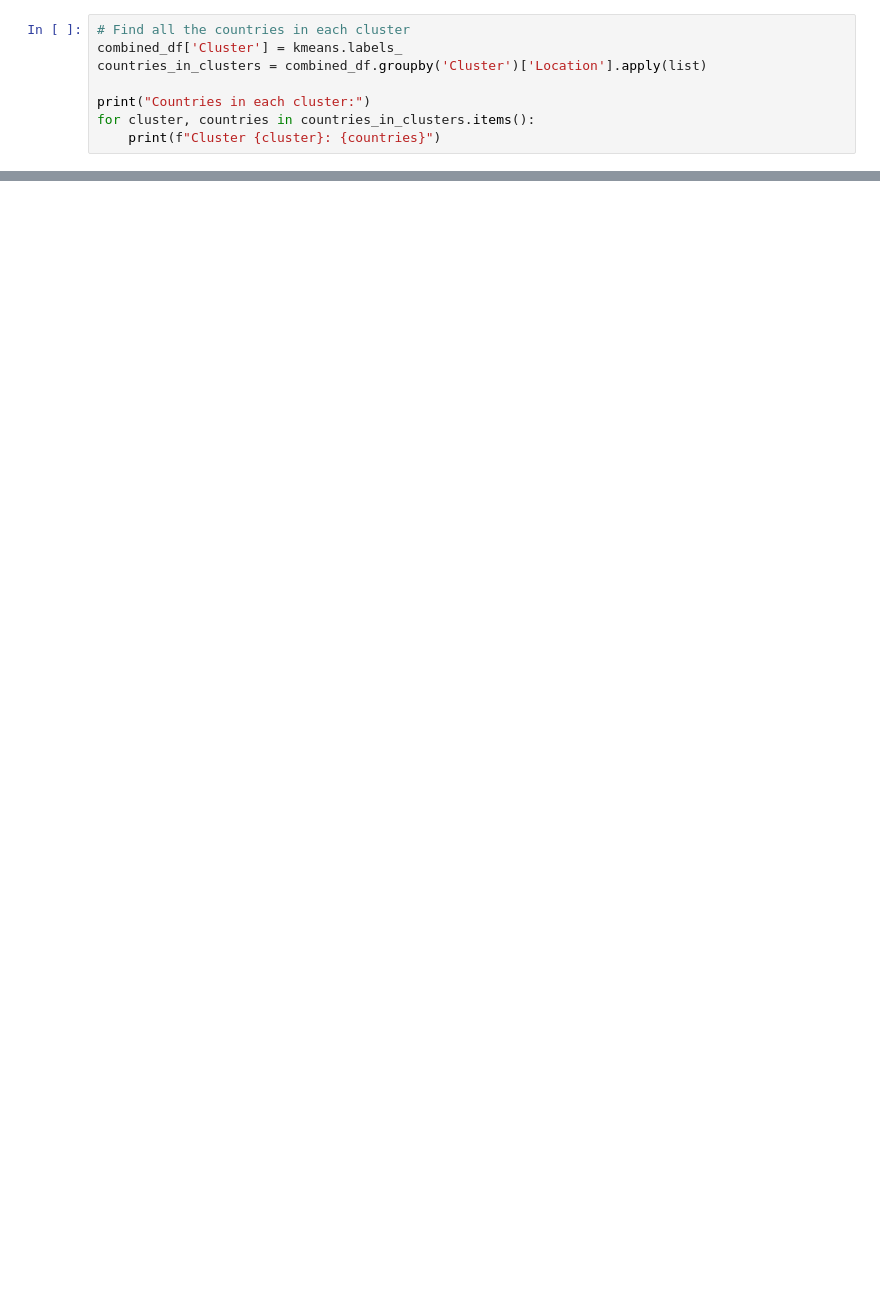
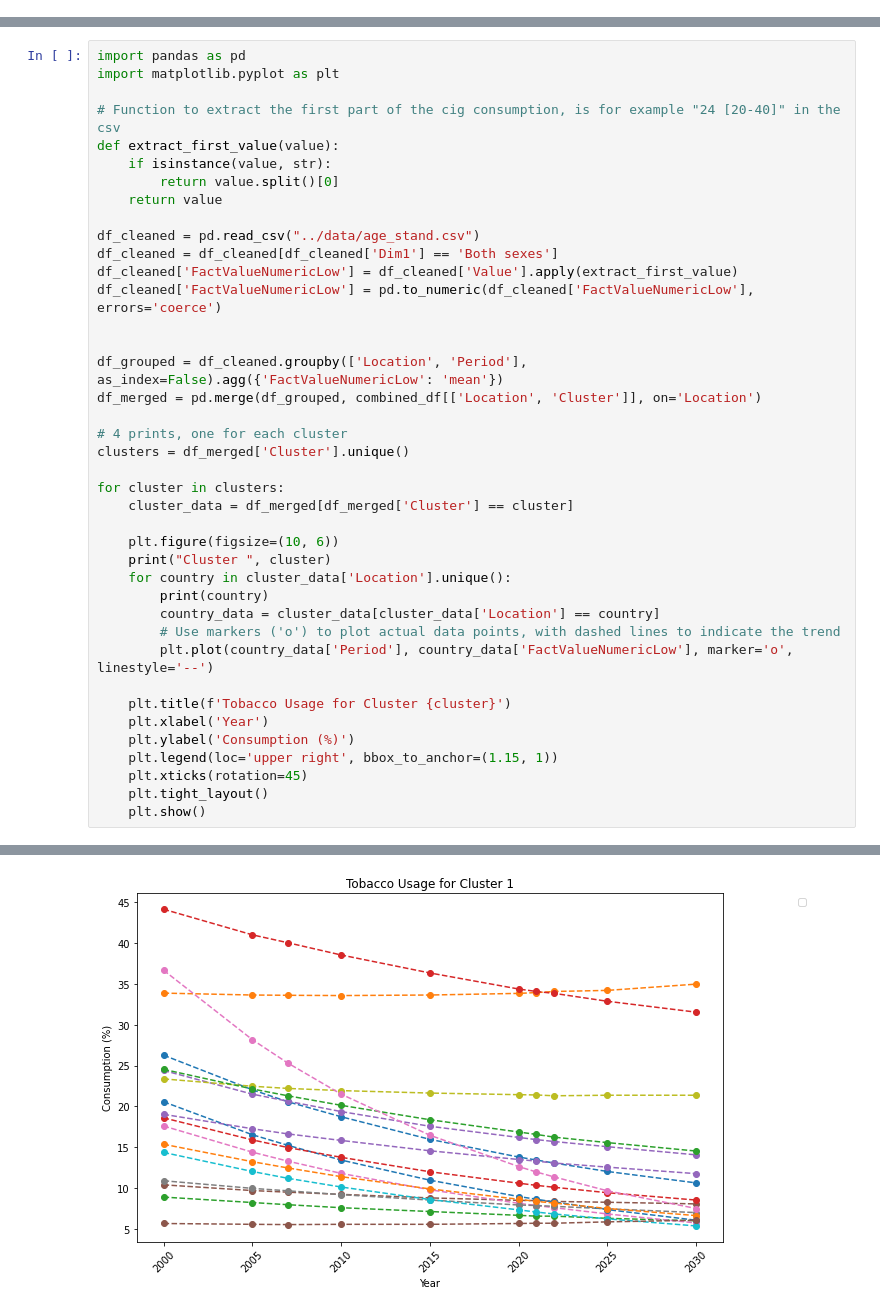
Before and after one commit to Dillenzz/datamine, a Jupyter notebook: preprocessing/nils.ipynb, the cells around one changed output, grey strips where cells are left out. Cells and saved outputs as stored; diff of their text form; blank space fills up the shorter version.

```diff
--- a/preprocessing/nils.ipynb
+++ b/preprocessing/nils.ipynb
@@ -170,8 +168,0 @@ davies_bouldin_score: 1.3688627541223548
-# %%
-# Find all the countries in each cluster
-combined_df['Cluster'] = kmeans.labels_
-countries_in_clusters = combined_df.groupby('Cluster')['Location'].apply(list)
-
-print("Countries in each cluster:")
-for cluster, countries in countries_in_clusters.items():
-    print(f"Cluster {cluster}: {countries}")
@@ -202,0 +169,41 @@ ValueError: Index contains duplicate entries, cannot reshape
+# %%
+import pandas as pd
+import matplotlib.pyplot as plt
+
+# Function to extract the first part of the cig consumption, is for example "24 [20-40]" in the csv
+def extract_first_value(value):
+    if isinstance(value, str):
+        return value.split()[0]
+    return value
+
+df_cleaned = pd.read_csv("../data/age_stand.csv")
+df_cleaned = df_cleaned[df_cleaned['Dim1'] == 'Both sexes']
+df_cleaned['FactValueNumericLow'] = df_cleaned['Value'].apply(extract_first_value)
+df_cleaned['FactValueNumericLow'] = pd.to_numeric(df_cleaned['FactValueNumericLow'], errors='coerce')
+
+
+df_grouped = df_cleaned.groupby(['Location', 'Period'], as_index=False).agg({'FactValueNumericLow': 'mean'})
+df_merged = pd.merge(df_grouped, combined_df[['Location', 'Cluster']], on='Location')
+
+# 4 prints, one for each cluster
+clusters = df_merged['Cluster'].unique()
+
+for cluster in clusters:
+    cluster_data = df_merged[df_merged['Cluster'] == cluster]
+
+    plt.figure(figsize=(10, 6))
+    print("Cluster ", cluster)
+    for country in cluster_data['Location'].unique():
+        print(country)
+        country_data = cluster_data[cluster_data['Location'] == country]
+        # Use markers ('o') to plot actual data points, with dashed lines to indicate the trend
+        plt.plot(country_data['Period'], country_data['FactValueNumericLow'], marker='o', linestyle='--')
+
+    plt.title(f'Tobacco Usage for Cluster {cluster}')
+    plt.xlabel('Year')
+    plt.ylabel('Consumption (%)')
+    plt.legend(loc='upper right', bbox_to_anchor=(1.15, 1))
+    plt.xticks(rotation=45)
+    plt.tight_layout()
+    plt.show()
+# %% [output]
@@ -202,0 +229 @@ ValueError: Index contains duplicate entries, cannot reshape
+[figure, added]
```
Also changed, not shown: parts of 5 cells of this notebook, 1 other file.
